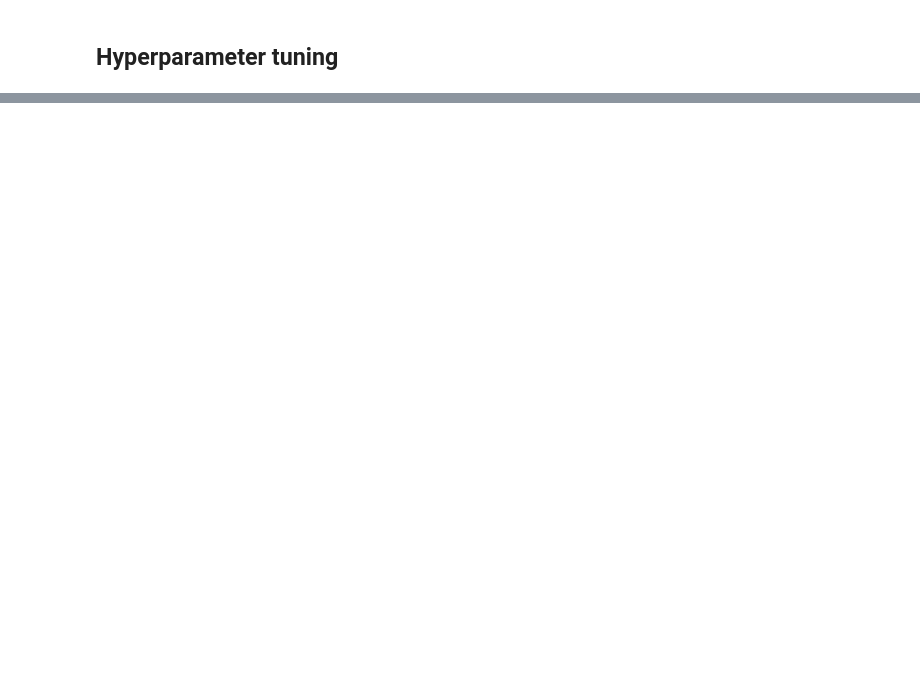
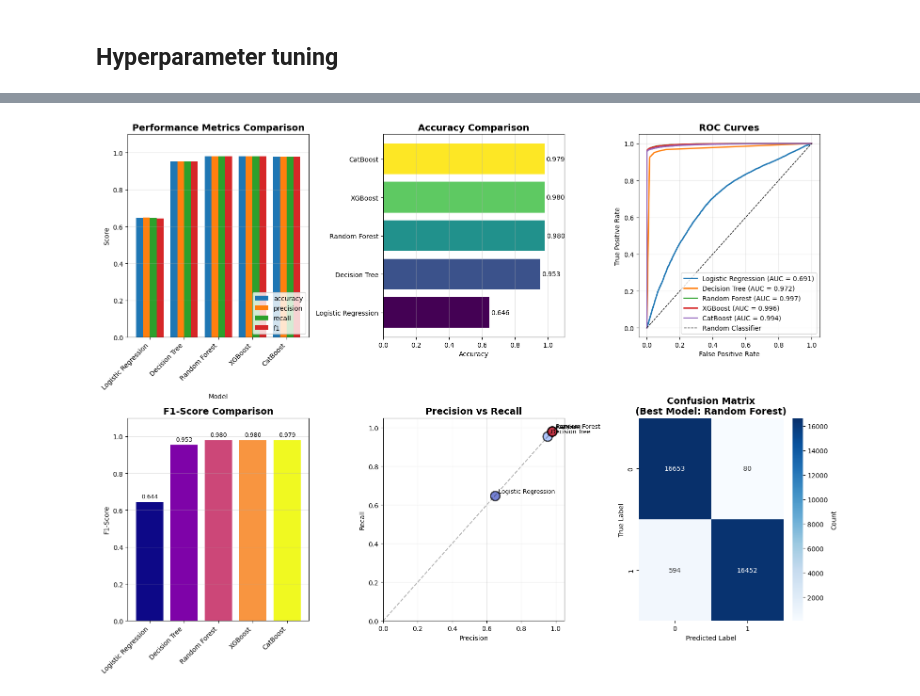
Before and after one commit to AndreeaPatarlageanu/DataScienceProject, a Jupyter notebook: DecisionTree.ipynb, the cells around one changed output, grey strips where cells are left out. Cells and saved outputs as stored; diff of their text form; code cells hidden in the pictures; blank space fills up the shorter version.

```diff
--- a/DecisionTree.ipynb
+++ b/DecisionTree.ipynb
@@ -467,0 +988,4 @@ print("Best parameters saved: best_catboost_params.json")
+# %%
+results, predictions = compare_models(X_test, y_test, models)
+# %% [output]
+[figure, added]
```
Also changed, not shown: parts of 25 cells of this notebook, 4 other files.
